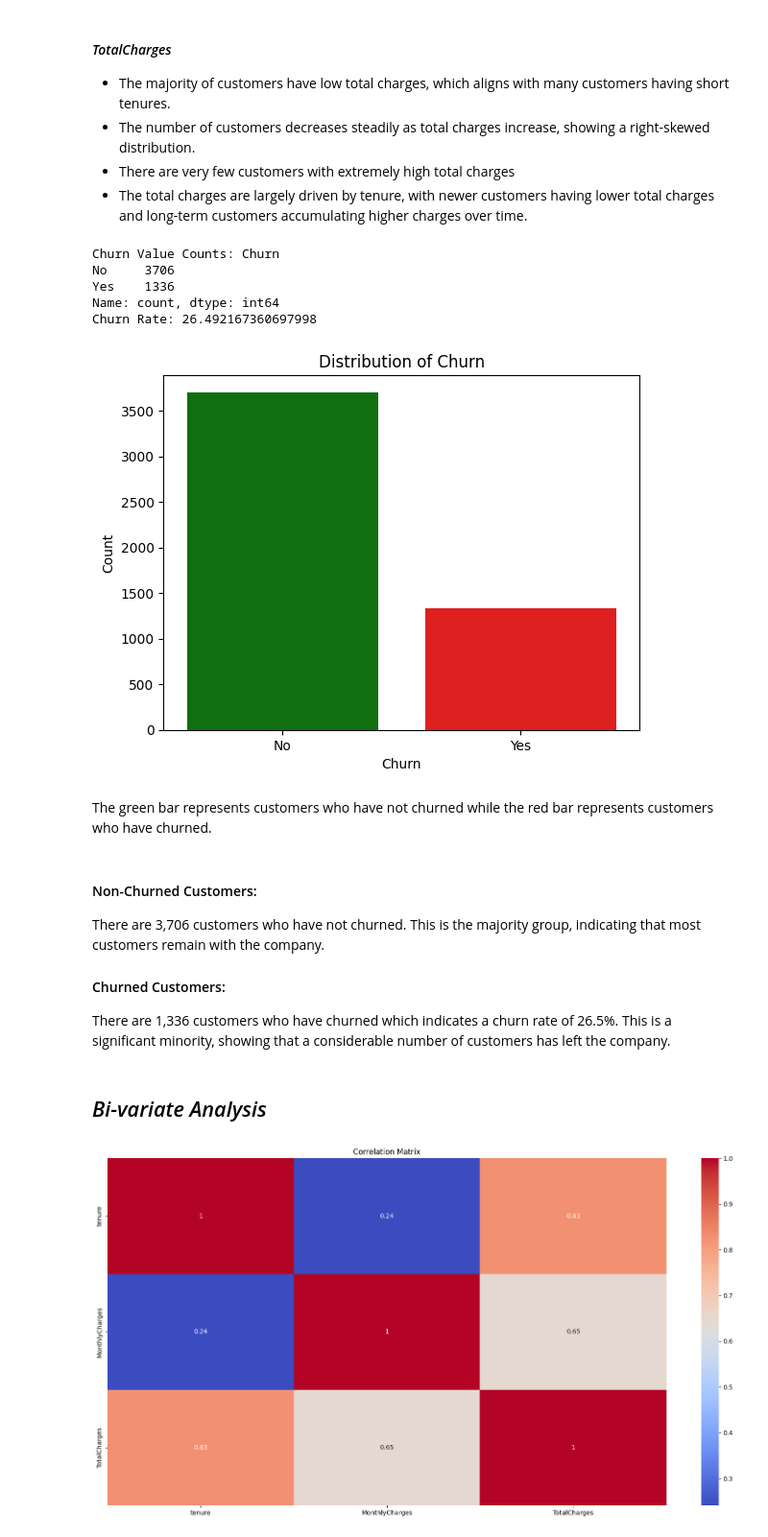
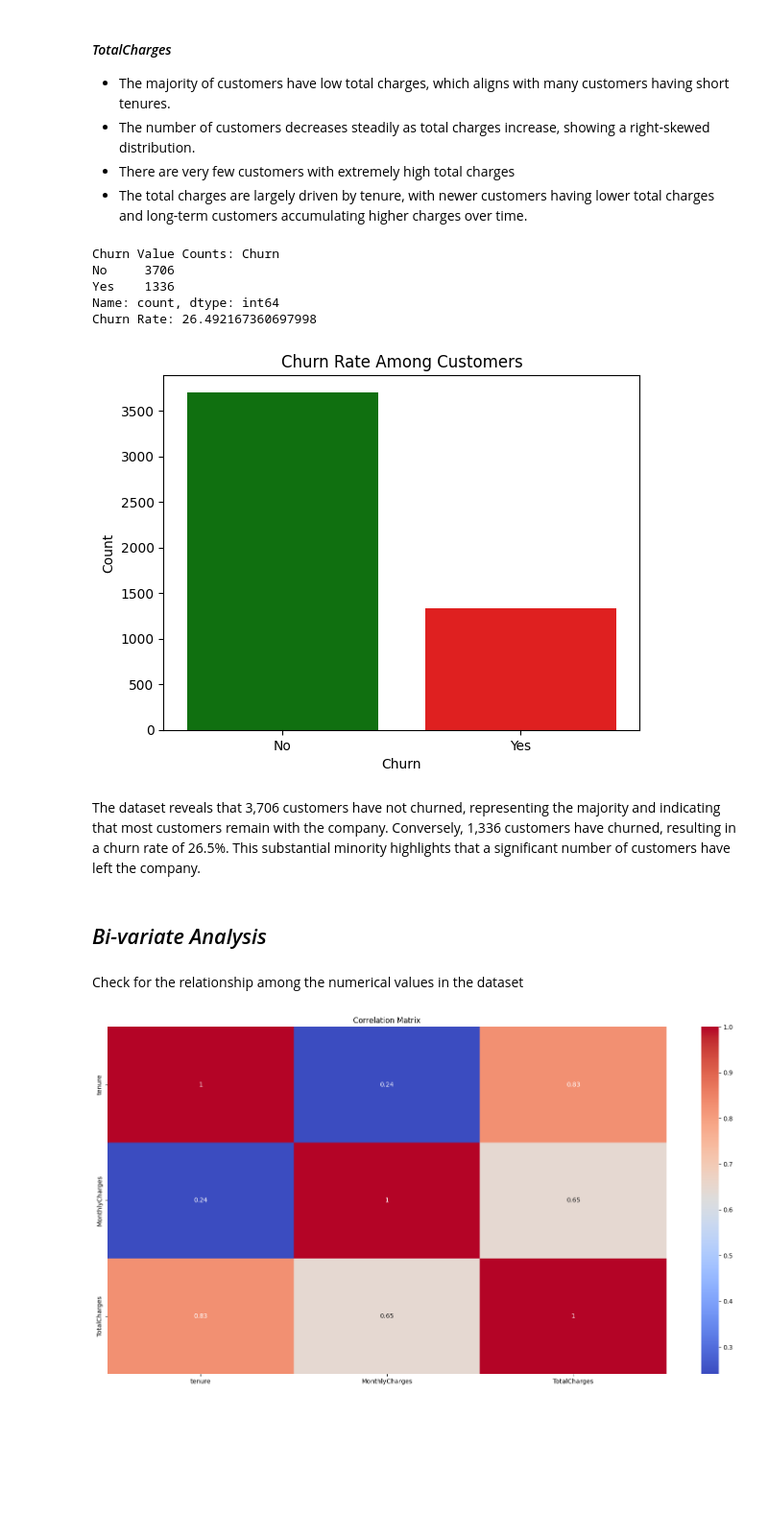
Before and after one commit to zeemanzak/CUSTOMER-CHUN-PREDICTION-AT-VODAFONE-CORPORATION, a Jupyter notebook: notebook/main.ipynb, the cells around one changed output. Shown at 96% size. Saved outputs shown, nothing was run; the diff lists cells and outputs as text; code cells hidden in the pictures; blank space fills up the shorter version.

```diff
--- a/notebook/main.ipynb
+++ b/notebook/main.ipynb
@@ -522,42 +510,37 @@ plt.show()
 # %%
 # calculate number of customers who have churned and who have not
 churn_value_counts = main_df['Churn'].value_counts()
 print("Churn Value Counts:", churn_value_counts)
 # Calculate the total number of customers
 total_customers = len(main_df)
 
 # Calculate the number of customers who churned
 churned_customers = len(main_df.loc[main_df['Churn'] == 'Yes'])
 
 # Calculate the churn rate
 churn_rate = (churned_customers / total_customers) * 100
 
 print("Churn Rate:", churn_rate)
 # reset index
 main_df.reset_index(inplace=True)
 # distribution of churn
 
 sns.countplot(x='Churn',data=main_df,color='blue', palette={'Yes': 'red', 'No': 'green'})
-plt.title('Distribution of Churn')
+plt.title('Churn Rate Among Customers')
 plt.xlabel('Churn')
 plt.ylabel('Count')
 plt.show()
 # %% [output]
 Churn Value Counts: Churn
 No     3706
 Yes    1336
 Name: count, dtype: int64
 Churn Rate: 26.492167360697998
-[figure, old version]
+[figure, new version]
-# %% [markdown]
-The green bar represents customers who have not churned while the red bar represents customers who have churned.
 # %% [markdown]
-#### Non-Churned Customers:
-There are  3,706 customers who have not churned.
-This is the majority group, indicating that most customers remain with the company.
-#### Churned Customers:
-There are 1,336 customers who have churned which indicates a churn rate of 26.5%.
-This is a significant minority, showing that a considerable number of customers has left the company.
+The dataset reveals that 3,706 customers have not churned, representing the majority and indicating that most customers remain with the company. Conversely, 1,336 customers have churned, resulting in a churn rate of 26.5%. This substantial minority highlights that a significant number of customers have left the company.
 # %% [markdown]
 ## *Bi-variate Analysis*
+# %% [markdown]
+Check for the relationship among the numerical values in the dataset
 # %%
```
Also changed, not shown: parts of 63 cells of this notebook, 2 other files.
